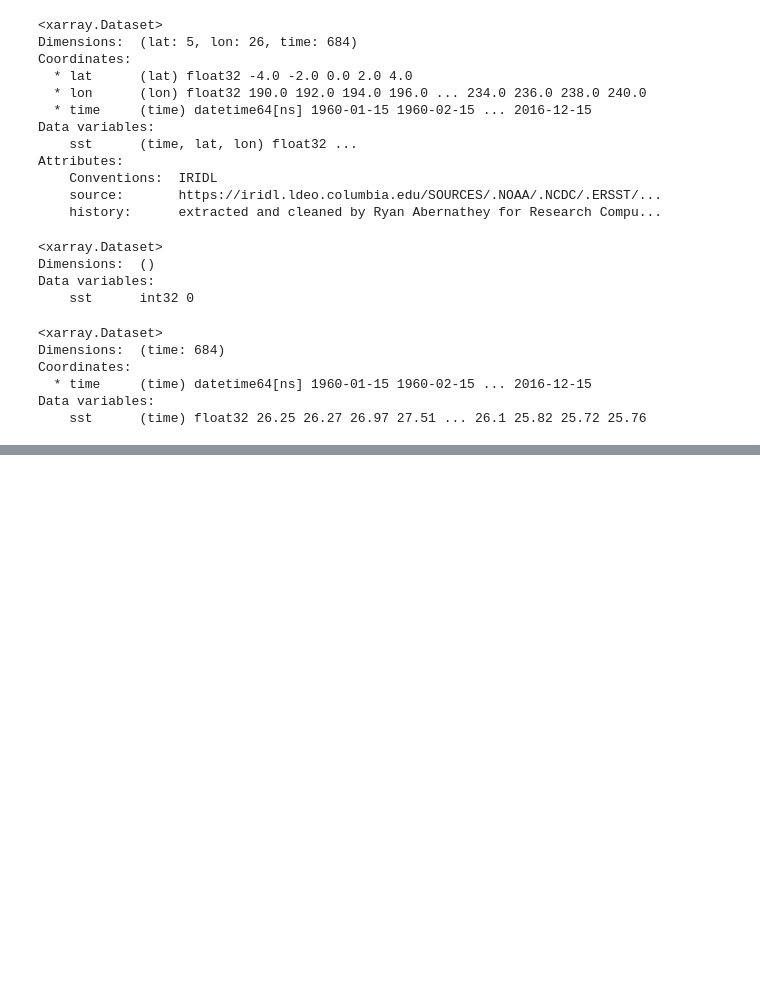
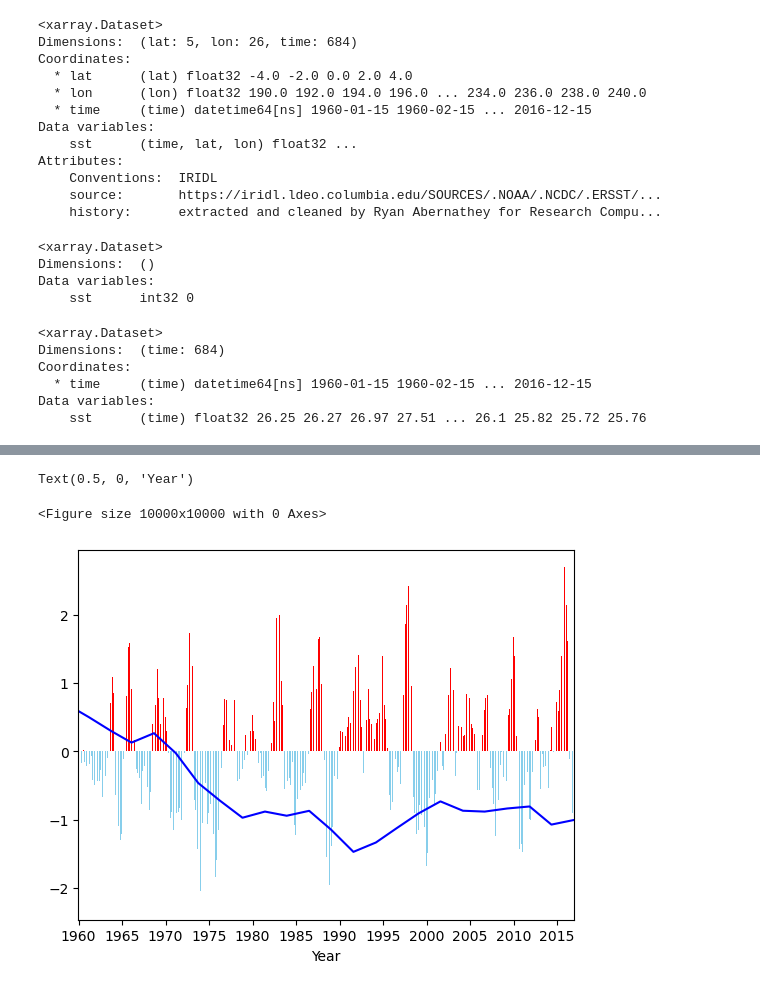
Before and after one commit to rico12312/ESE5023_Assignments_12332293, a Jupyter notebook: PS/PS3/PS3.ipynb, the cells around one changed output, grey strips where cells are left out. Drawn from its saved outputs; the diff is of its cells as text; code cells hidden in the pictures; blank space fills up the shorter version.

```diff
--- a/PS/PS3/PS3.ipynb
+++ b/PS/PS3/PS3.ipynb
@@ -65,0 +162,20 @@ Data variables:
+# %%
+plt.figure(figsize=(10,10), dpi=1000)
+
+# adjust the color
+colour = np.where(anomalies_df['sst']>0,'red', 'skyblue')
+# plot bar chart
+ax = anomalies_df.plot(kind='bar', x='time', y='sst',legend= False, color=colour)
+plt.plot(anomalies_df['time'], anomalies_df['sst'], color='blue')
+
+# adjust the x label
+# 5 years a tick
+year_index = anomalies_df['time'].dt.year[::60].index
+year = anomalies_df['time'].dt.year[::60]
+# set ticks and horizontal axis
+ax.set_xticks(ticks=year_index, labels=year, rotation=0)
+ax.set_xlabel('Year')
+# %% [output]
+Text(0.5, 0, 'Year')
+<Figure size 10000x10000 with 0 Axes>
+[figure, added]
```
Also changed, not shown: parts of 8 cells of this notebook, 1 other file.
